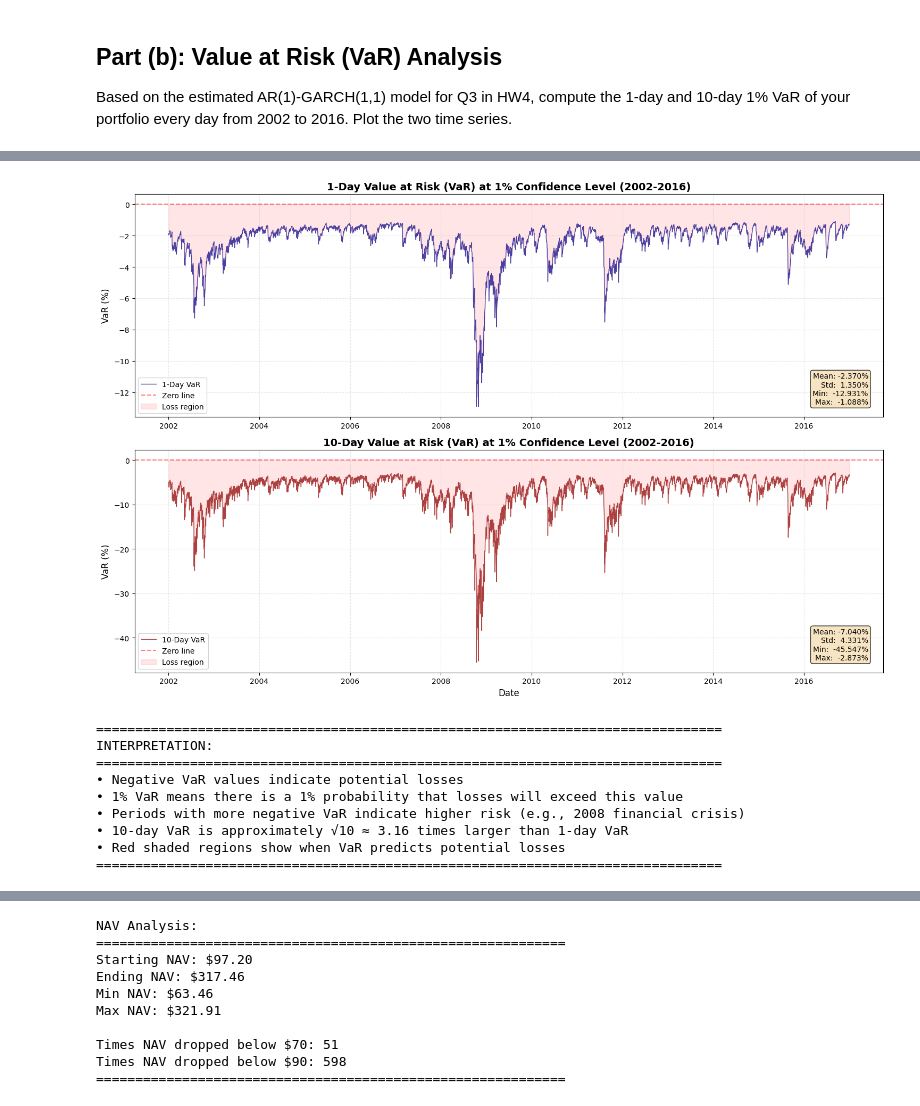
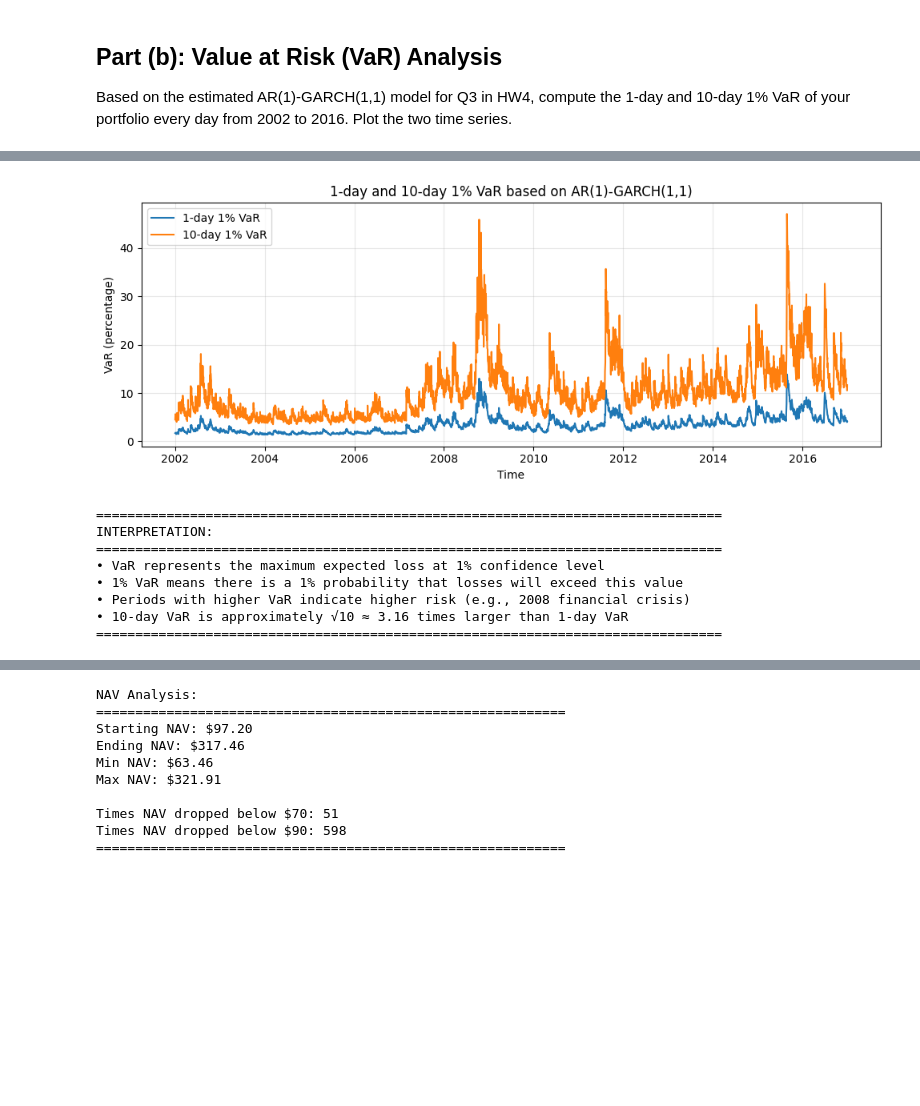
Before and after one commit to Nikhilesh-B/saturate_the_hypersphere, a Jupyter notebook: adv_analytics/hw5/p3.ipynb, the cells around one changed output, grey strips where cells are left out. Drawn from its saved outputs; the diff is of its cells as text; code cells hidden in the pictures; blank space fills up the shorter version.

```diff
--- a/adv_analytics/hw5/p3.ipynb
+++ b/adv_analytics/hw5/p3.ipynb
@@ -220,68 +230,31 @@ Number of observations: 3777
 # %%
 # Plot both VaR time series
-fig, axes = plt.subplots(2, 1, figsize=(15, 10))
-
-# Plot 1-day VaR
-axes[0].plot(var_1day.index, var_1day, linewidth=1, color='darkblue', alpha=0.7, label='1-Day VaR')
-axes[0].axhline(y=0, color='red', linestyle='--', linewidth=1.5, alpha=0.5, label='Zero line')
-axes[0].fill_between(var_1day.index, var_1day, 0, where=(var_1day < 0),
-                       color='red', alpha=0.1, label='Loss region')
-axes[0].set_title('1-Day Value at Risk (VaR) at 1% Confidence Level (2002-2016)',
-                   fontsize=14, fontweight='bold')
-axes[0].set_ylabel('VaR (%)', fontsize=12)
-axes[0].grid(True, alpha=0.3, linestyle='--')
-axes[0].legend(loc='lower left')
-
-# Add statistics text box
-stats_text_1day = (f'Mean: {var_1day.mean():.3f}%\n'
-                   f'Std:  {var_1day.std():.3f}%\n'
-                   f'Min:  {var_1day.min():.3f}%\n'
-                   f'Max:  {var_1day.max():.3f}%')
-axes[0].text(0.98, 0.05, stats_text_1day, transform=axes[0].transAxes,
-             bbox=dict(boxstyle='round', facecolor='wheat', alpha=0.8),
-             fontsize=10, verticalalignment='bottom', horizontalalignment='right')
-
-# Plot 10-day VaR
-axes[1].plot(var_10day.index, var_10day, linewidth=1, color='darkred', alpha=0.7, label='10-Day VaR')
-axes[1].axhline(y=0, color='red', linestyle='--', linewidth=1.5, alpha=0.5, label='Zero line')
-axes[1].fill_between(var_10day.index, var_10day, 0, where=(var_10day < 0),
-                       color='red', alpha=0.1, label='Loss region')
-axes[1].set_title('10-Day Value at Risk (VaR) at 1% Confidence Level (2002-2016)',
-                   fontsize=14, fontweight='bold')
-axes[1].set_ylabel('VaR (%)', fontsize=12)
-axes[1].set_xlabel('Date', fontsize=12)
-axes[1].grid(True, alpha=0.3, linestyle='--')
-axes[1].legend(loc='lower left')
-
-# Add statistics text box
-stats_text_10day = (f'Mean: {var_10day.mean():.3f}%\n'
-                    f'Std:  {var_10day.std():.3f}%\n'
-                    f'Min:  {var_10day.min():.3f}%\n'
-                    f'Max:  {var_10day.max():.3f}%')
-axes[1].text(0.98, 0.05, stats_text_10day, transform=axes[1].transAxes,
-             bbox=dict(boxstyle='round', facecolor='wheat', alpha=0.8),
-             fontsize=10, verticalalignment='bottom', horizontalalignment='right')
-
+plt.figure(figsize=(10,4))
+plt.plot(VaR1d_dollar.index, VaR1d_dollar, label="1-day 1% VaR")
+plt.plot(VaR10d_dollar.index, VaR10d_dollar, label="10-day 1% VaR")
+plt.title("1-day and 10-day 1% VaR based on AR(1)-GARCH(1,1)")
+plt.xlabel("Time")
+plt.ylabel("VaR (percentage)")
+plt.legend()
+plt.grid(True, alpha=0.3)
 plt.tight_layout()
 plt.show()
 
 print("\n" + "="*80)
 print("INTERPRETATION:")
 print("="*80)
-print("• Negative VaR values indicate potential losses")
+print("• VaR represents the maximum expected loss at 1% confidence level")
 print("• 1% VaR means there is a 1% probability that losses will exceed this value")
-print("• Periods with more negative VaR indicate higher risk (e.g., 2008 financial crisis)")
+print("• Periods with higher VaR indicate higher risk (e.g., 2008 financial crisis)")
 print("• 10-day VaR is approximately √10 ≈ 3.16 times larger than 1-day VaR")
-print("• Red shaded regions show when VaR predicts potential losses")
 print("="*80)
 # %% [output]
-[figure, old version]
+[figure, new version]
 ================================================================================
 INTERPRETATION:
 ================================================================================
-• Negative VaR values indicate potential losses
+• VaR represents the maximum expected loss at 1% confidence level
 • 1% VaR means there is a 1% probability that losses will exceed this value
-• Periods with more negative VaR indicate higher risk (e.g., 2008 financial crisis)
+• Periods with higher VaR indicate higher risk (e.g., 2008 financial crisis)
 • 10-day VaR is approximately √10 ≈ 3.16 times larger than 1-day VaR
-• Red shaded regions show when VaR predicts potential losses
 ================================================================================
```
Also changed, not shown: parts of 7 cells of this notebook, 32 other files.
